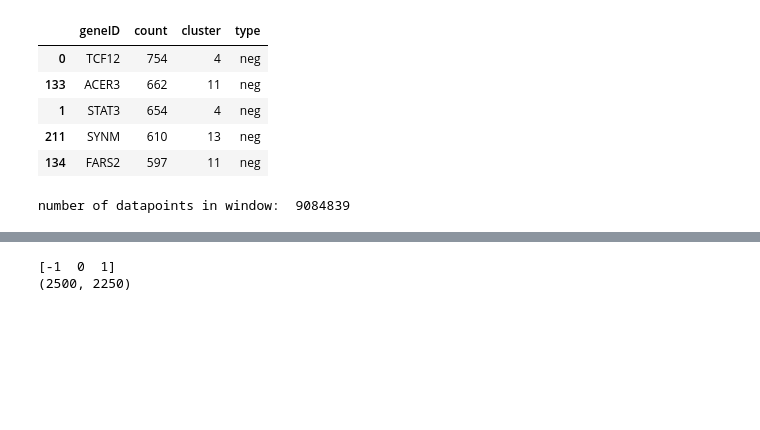
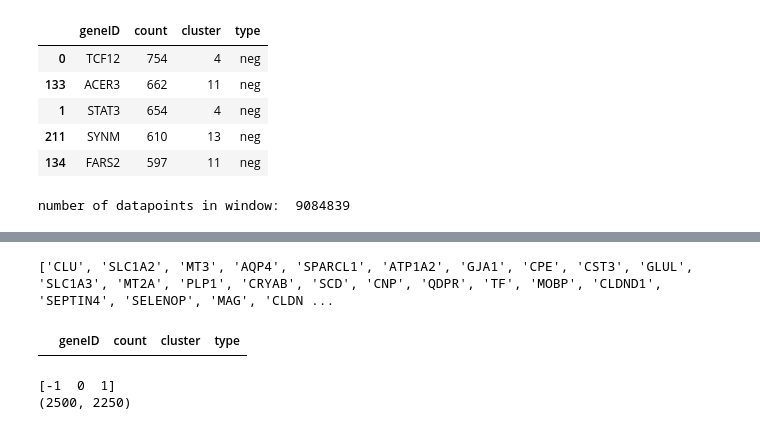
Before and after one commit to brigbrog/SpatialSegmentation, a Jupyter notebook: benchmarking/workflow_tester.ipynb, the cells around one changed output, grey strips where cells are left out. Drawn from its saved outputs; the diff is of its cells as text; code cells hidden in the pictures; blank space fills up the shorter version.

```diff
--- a/benchmarking/workflow_tester.ipynb
+++ b/benchmarking/workflow_tester.ipynb
@@ -231,3 +235,12 @@ randomIndicator.neg_win_df.head()
+# %%
+#randomIndicator.neg_win_df[randomIndicator.neg_win_df['geneID'].isin(np.unique(randomIndicator.pos_win_df['geneID']))]
+print(randomIndicator.non_neuron_IDs)
+# %% [output]
+['CLU', 'SLC1A2', 'MT3', 'AQP4', 'SPARCL1', 'ATP1A2', 'GJA1', 'CPE', 'CST3', 'GLUL', 'SLC1A3', 'MT2A', 'PLP1', 'CRYAB', 'SCD', 'CNP', 'QDPR', 'TF', 'MOBP', 'CLDND1', 'SEPTIN4', 'SELENOP', 'MAG', 'CLDN ...
+# %%
+indicatorTester.negative_indicators[indicatorTester.negative_indicators['geneID']=='THY1']
+# %% [output]
+|  | geneID | count | cluster | type |
 # %%
 comparatorTester = Comparator(
     indicator = randomIndicator,
```
Also changed, not shown: parts of 7 cells of this notebook, 1 other file.
